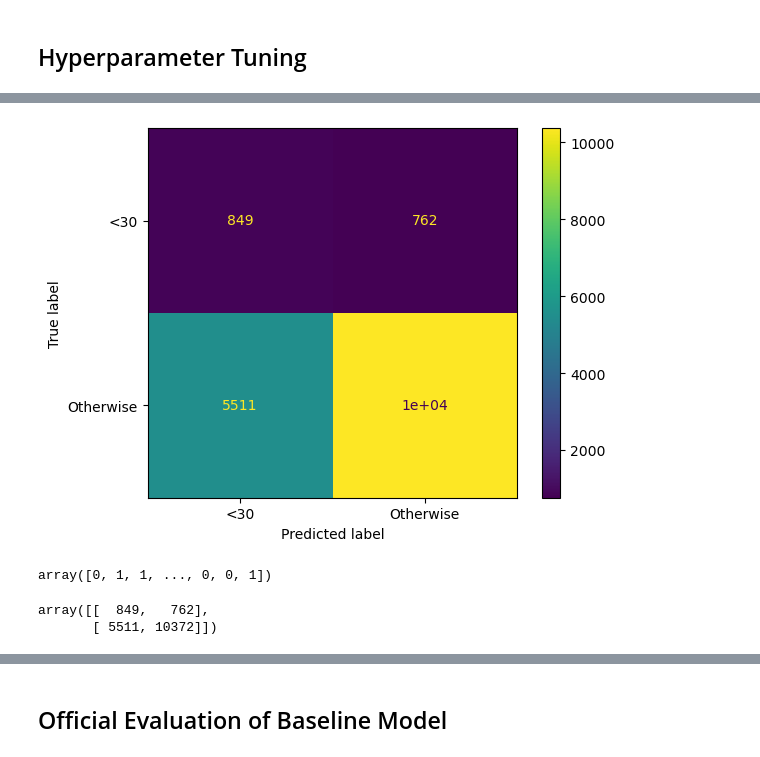
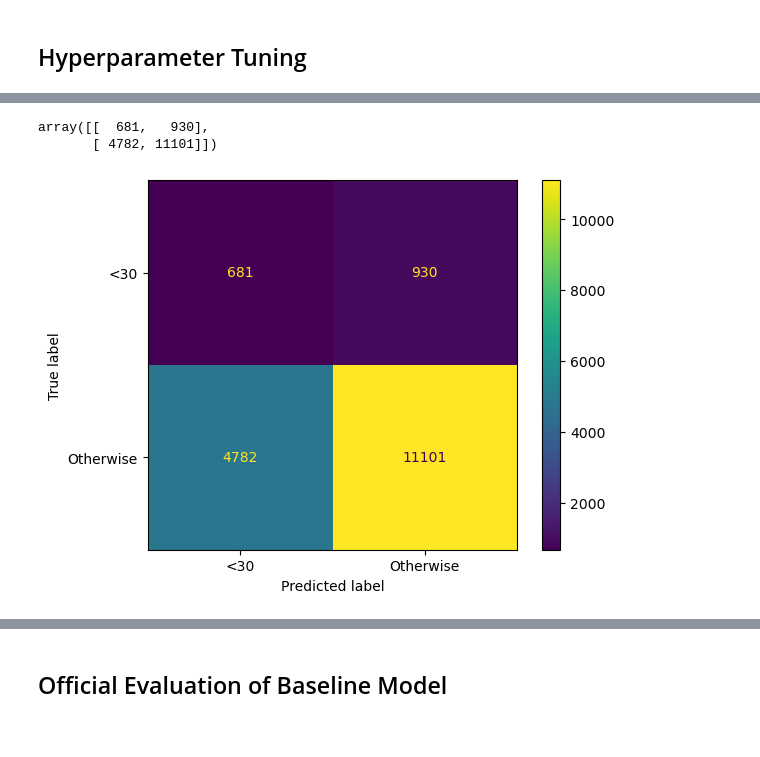
Before and after one commit to sabrinasayed99/Diabetes_Classifier_Project, a Jupyter notebook: Modeling Notebooks/Baseline_Model.ipynb, the cells around one changed output, grey strips where cells are left out. Cells and saved outputs as stored; diff of their text form; code cells hidden in the pictures.

```diff
--- a/Modeling Notebooks/Baseline_Model.ipynb
+++ b/Modeling Notebooks/Baseline_Model.ipynb
@@ -220,8 +132,2 @@ X_train.shape, X_test.shape
 # %% [markdown]
 I am using a Decision Tree Classifier because it is best suited for datasets with lots of categorical features and for imbalanced datasets. I will use a max_depth of 10 to prevent overfitting the data. I will also set the class weight to be balanced so that the model isn't biased towards the majority class.
-# %%
-#Initialize the decision tree
-tree_classifer = DecisionTreeClassifier(criterion='gini',splitter ='best',random_state=1000, max_depth = 10, class_weight= 'balanced' )
-
-#fit it to the training data
-tree_classifer.fit(X_train,y_train)
@@ -345,7 +263,0 @@ array(['Otherwise', 'Otherwise', 'Otherwise', ..., 'Otherwise',
-# %%
-#Initialize the decision tree
-tree_classifer = DecisionTreeClassifier(criterion='gini',splitter ='best',random_state=1000,
-max_depth = 7, class_weight= 'balanced')
-
-#fit it to the training data
-tree_classifer.fit(X_train,y_train)
@@ -353,0 +266,21 @@ DecisionTreeClassifier(class_weight='balanced', max_depth=7, random_state=1000)
+# %%
+from sklearn.model_selection import GridSearchCV
+
+param_grid = {
+    'classifier__max_depth': [3, 5, 7, 10, 15, 20]
+}
+
+grid_search = GridSearchCV(
+    model_pipeline,
+    param_grid,
+    cv=5,
+    scoring='f1',
+    n_jobs=-1
+)
+
+grid_search.fit(X_train, y_train)
+
+print("Best parameters:", grid_search.best_params_)
+print("Best score:", grid_search.best_score_)
+
+model_pipeline = grid_search.best_estimator_
@@ -353,0 +311,3 @@ DecisionTreeClassifier(class_weight='balanced', max_depth=7, random_state=1000)
+# %%
+#Initialize the decision tree
+model_pipeline.fit(X_train,y_train)
@@ -370,19 +336,16 @@ plt.savefig('Baseline_Model.png')
+# %%
+cfmat = confusion_matrix(y_test,y_pred, labels=model_pipeline.classes_)
+cfmat
+# %% [output]
+array([[  681,   930],
+       [ 4782, 11101]])
 # %%
 
-ConfusionMatrixDisplay.from_estimator(tree_classifer, X_test, y_test, display_labels=['<30', 'Otherwise']);
+ConfusionMatrixDisplay.from_estimator(model_pipeline, X_test, y_test, display_labels=['<30', 'Otherwise']);
 
 plt.savefig('Baseline_CFM.png')
 # %% [output]
-[figure, old version]
+[figure, new version]
-# %%
-y_pred
-# %% [output]
-array([0, 1, 1, ..., 0, 0, 1])
-# %%
-cfmat
-# %% [output]
-array([[  849,   762],
-       [ 5511, 10372]])
 # %%
 precision = precision_score(y_test,y_pred)
 precision
```
Also changed, not shown: parts of 54 cells of this notebook, 20 other files.
